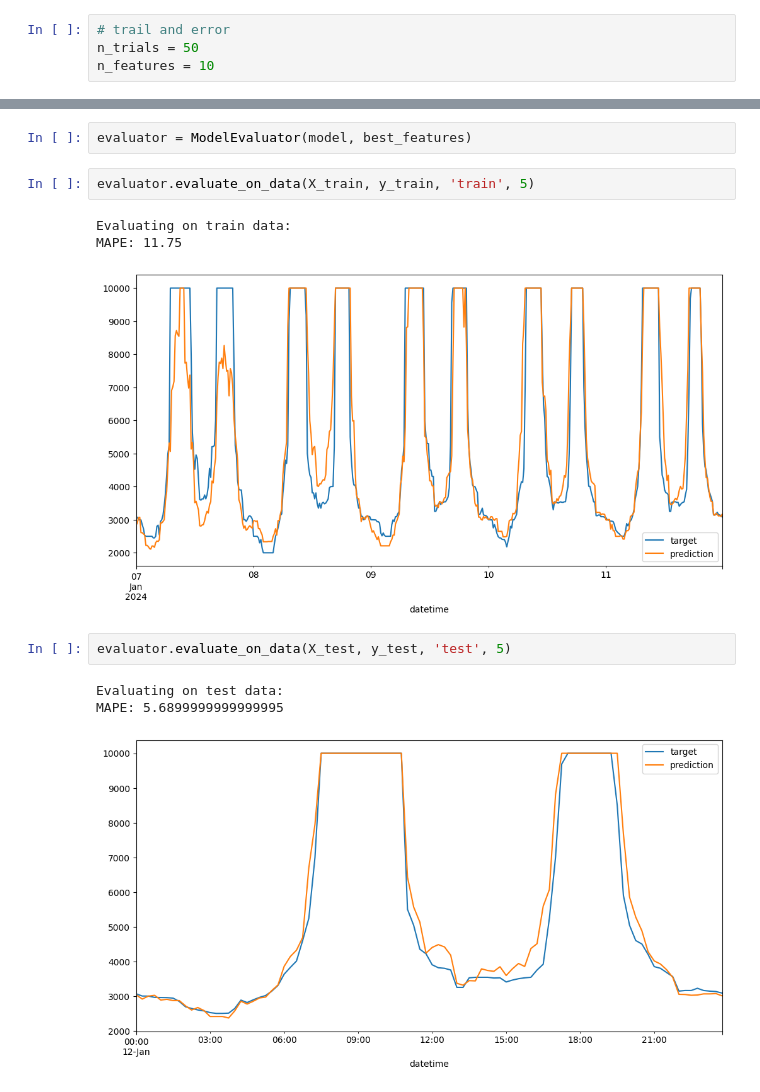
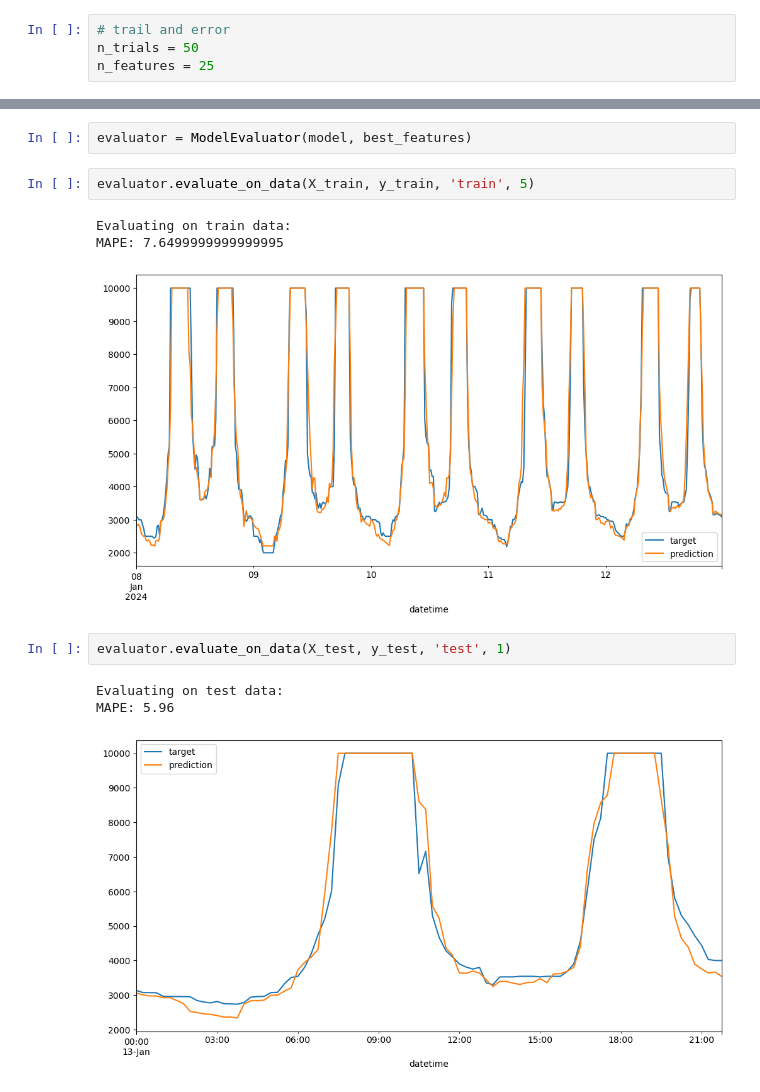
Before and after one commit to amanbhatt97/price-forecast-iex, a Jupyter notebook: notebooks/dam_train.ipynb, the cells around one changed output, grey strips where cells are left out. Drawn from its saved outputs; the diff is of its cells as text.

```diff
--- a/notebooks/dam_train.ipynb
+++ b/notebooks/dam_train.ipynb
@@ -78,7 +73,7 @@ X_train, y_train, X_valid, y_valid, X_test, y_test = build_model._split_data(dat
 # %%
 # trail and error
 n_trials = 50
-n_features = 10
+n_features = 25
 # %%
 best_features, best_params = build_model._features_n_params(X_train, y_train, X_valid, y_valid, n_trials, n_features)
 # %% [output]
@@ -185,11 +123,11 @@ evaluator = ModelEvaluator(model, best_features)
 evaluator.evaluate_on_data(X_train, y_train, 'train', 5)
 # %% [output]
 Evaluating on train data:
-MAPE: 11.75
+MAPE: 7.6499999999999995
-[figure, old version]
+[figure, new version]
 # %%
-evaluator.evaluate_on_data(X_test, y_test, 'test', 5)
+evaluator.evaluate_on_data(X_test, y_test, 'test', 1)
 # %% [output]
 Evaluating on test data:
-MAPE: 5.6899999999999995
+MAPE: 5.96
-[figure, old version]
+[figure, new version]
```
Also changed, not shown: parts of 4 cells of this notebook.
